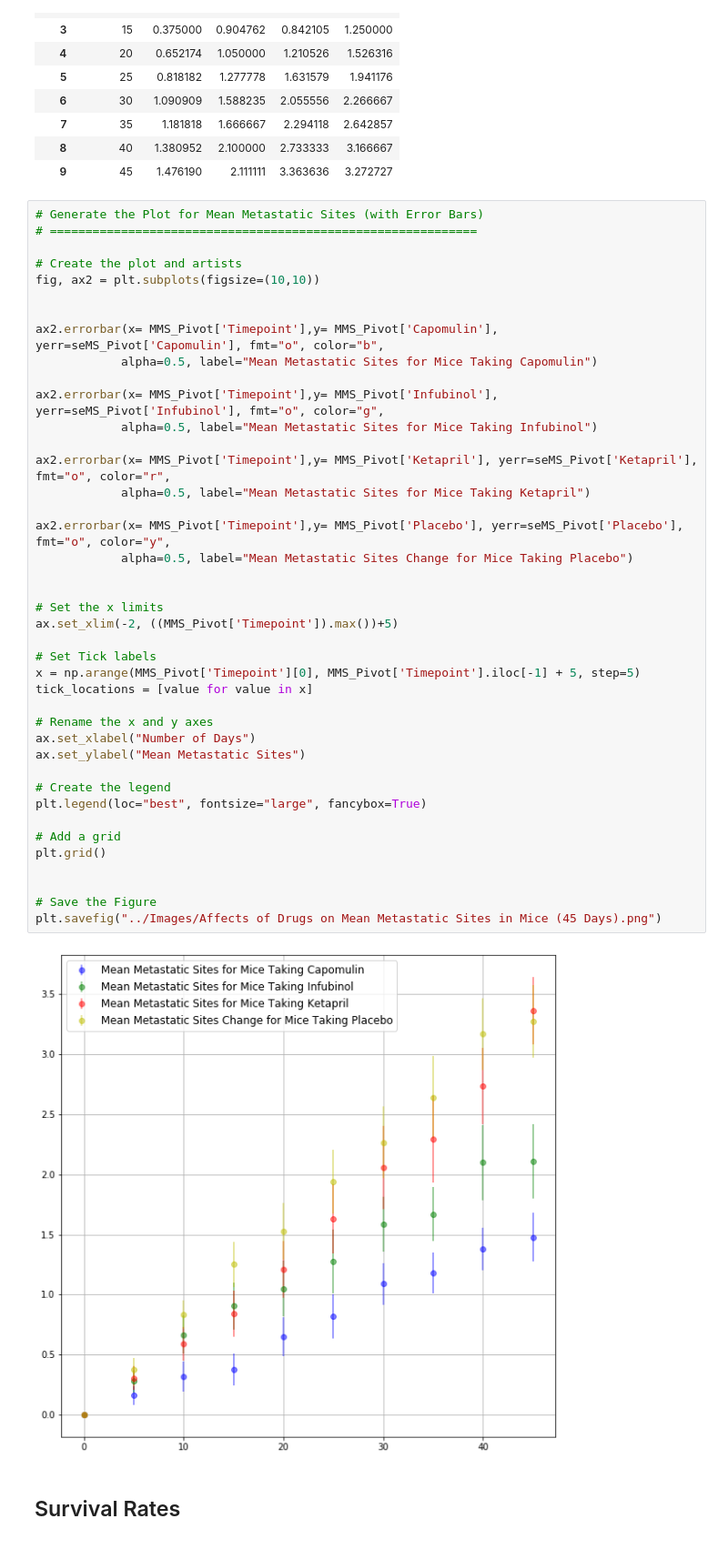
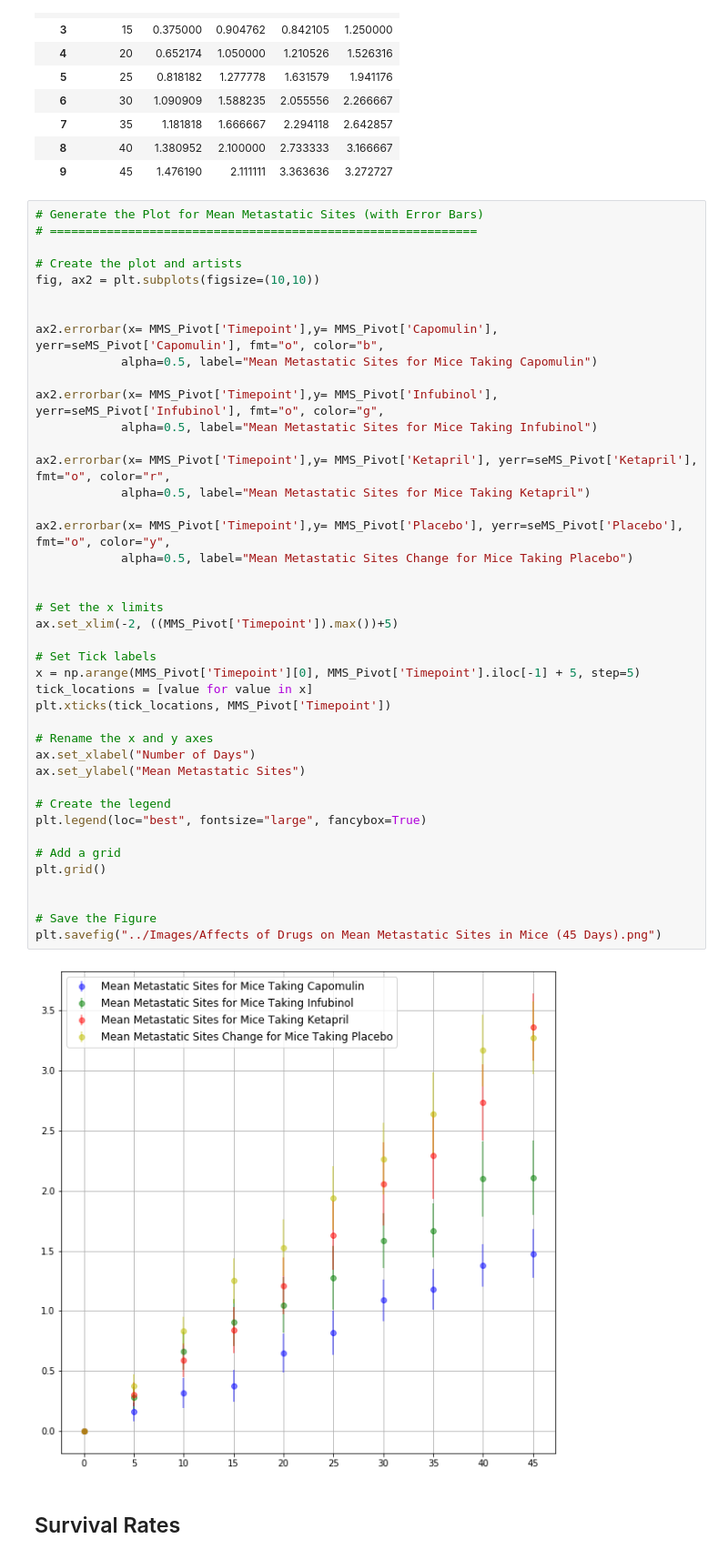
Before and after one commit to ReidP31/matplotlib-challenge, a Jupyter notebook: Pymaceuticals/pymaceuticals_starter.ipynb, the cells around one changed output. Shown: that part at 91% size. Cells and saved outputs as stored; diff of their text form.

```diff
--- a/Pymaceuticals/pymaceuticals_starter.ipynb
+++ b/Pymaceuticals/pymaceuticals_starter.ipynb
@@ -217,34 +222,35 @@ ax2.errorbar(x= MMS_Pivot['Timepoint'],y= MMS_Pivot['Infubinol'], yerr=seMS_Pivo
             alpha=0.5, label="Mean Metastatic Sites for Mice Taking Infubinol")
 
 ax2.errorbar(x= MMS_Pivot['Timepoint'],y= MMS_Pivot['Ketapril'], yerr=seMS_Pivot['Ketapril'], fmt="o", color="r",
             alpha=0.5, label="Mean Metastatic Sites for Mice Taking Ketapril")
 
 ax2.errorbar(x= MMS_Pivot['Timepoint'],y= MMS_Pivot['Placebo'], yerr=seMS_Pivot['Placebo'], fmt="o", color="y",
             alpha=0.5, label="Mean Metastatic Sites Change for Mice Taking Placebo")
 
 
 # Set the x limits
 ax.set_xlim(-2, ((MMS_Pivot['Timepoint']).max())+5)
 
 # Set Tick labels
 x = np.arange(MMS_Pivot['Timepoint'][0], MMS_Pivot['Timepoint'].iloc[-1] + 5, step=5)
 tick_locations = [value for value in x]
+plt.xticks(tick_locations, MMS_Pivot['Timepoint'])
 
 # Rename the x and y axes
 ax.set_xlabel("Number of Days")
 ax.set_ylabel("Mean Metastatic Sites")
 
 # Create the legend
 plt.legend(loc="best", fontsize="large", fancybox=True)
 
 # Add a grid
 plt.grid()
 
 
 # Save the Figure
 plt.savefig("../Images/Affects of Drugs on Mean Metastatic Sites in Mice (45 Days).png")
 # %% [output]
-[figure, old version]
+[figure, new version]
 # %% [markdown]
 ## Survival Rates
 # %%
```
Also changed, not shown: parts of 2 cells of this notebook.
